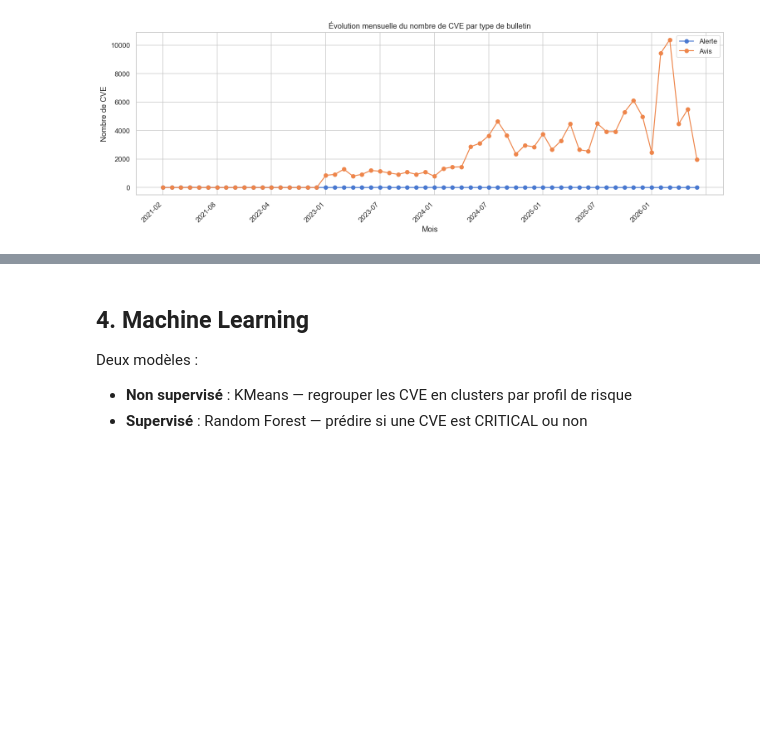
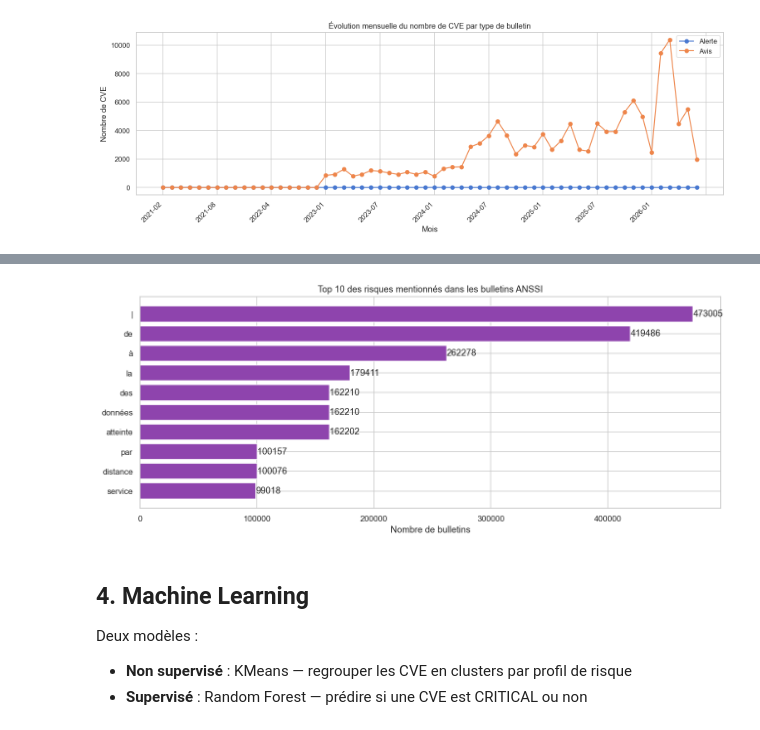
Before and after one commit to ChristinaPayong/Mastercamp-Anssi, a Jupyter notebook: analyse.ipynb, the cells around one changed output, grey strips where cells are left out. Drawn from its saved outputs; the diff is of its cells as text; code cells hidden in the pictures; blank space fills up the shorter version.

```diff
--- a/analyse.ipynb
+++ b/analyse.ipynb
@@ -276,3 +285,30 @@ plt.show()
+# %%
+# La colonne risques contient des entrées séparées par " | "
+# On les éclate et on compte chaque type
+df_risques = df.dropna(subset=["risques"]).copy()
+df_risques = df_risques[df_risques["risques"] != ""]
+
+tous_risques = (
+    df_risques["risques"]
+    .str.split(" | ")
+    .explode()
+    .str.strip()
+    .str.lower()
+)
+top_risques = tous_risques[tous_risques != ""].value_counts().head(10)
+
+fig, ax = plt.subplots(figsize=(12, 5))
+bars = ax.barh(top_risques.index[::-1], top_risques.values[::-1], color="#8e44ad")
+ax.set_title("Top 10 des risques mentionnés dans les bulletins ANSSI")
+ax.set_xlabel("Nombre de bulletins")
+for bar, val in zip(bars, top_risques.values[::-1]):
+    ax.text(bar.get_width() + 5, bar.get_y() + bar.get_height() / 2,
+            str(val), va="center")
+plt.tight_layout()
+plt.savefig("viz_risques.png", bbox_inches="tight")
+plt.show()
+# %% [output]
+[figure, added]
 # %% [markdown]
 ## 4. Machine Learning
 
```
Also changed, not shown: parts of 9 cells of this notebook, 8 other files.
